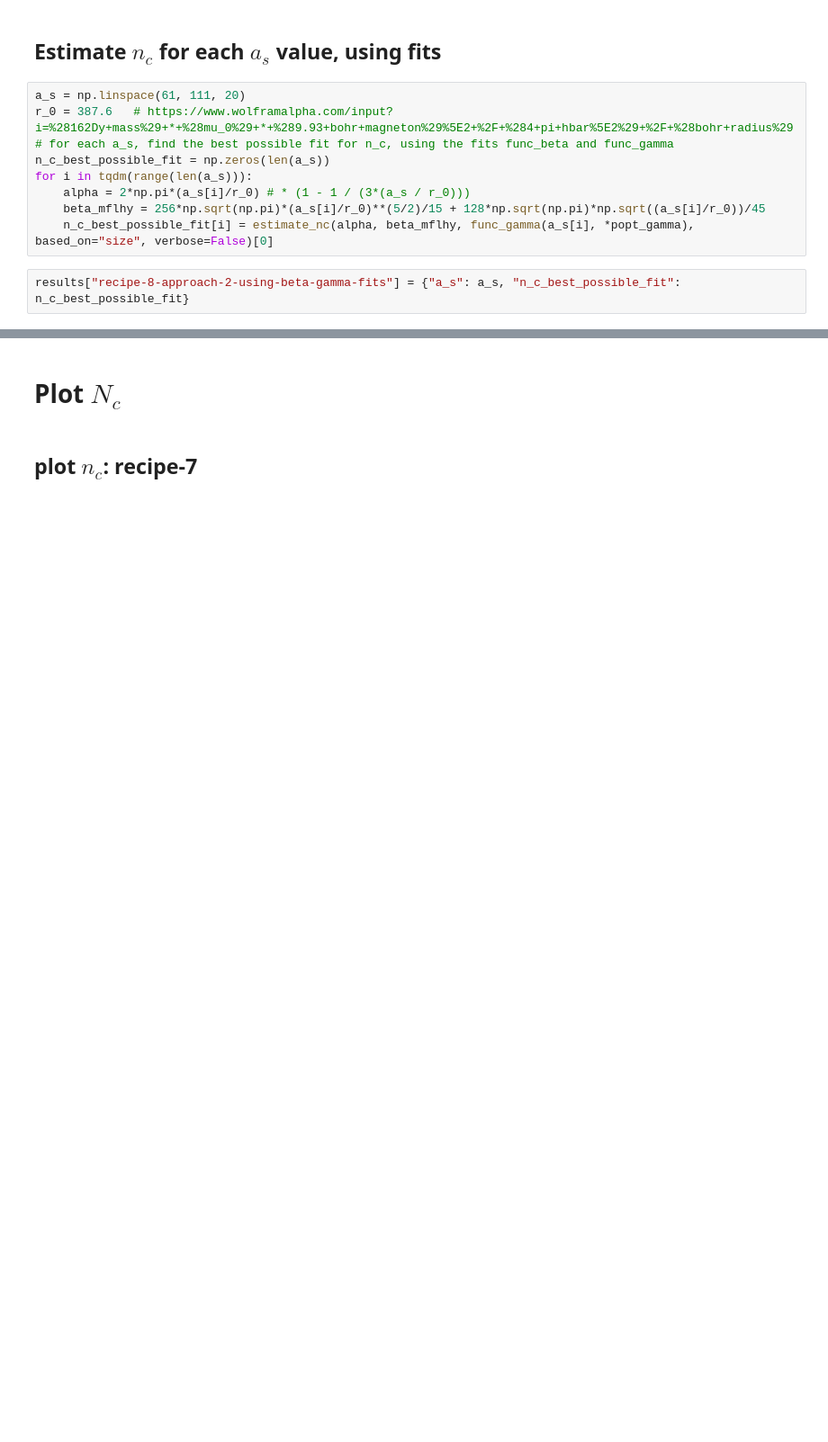
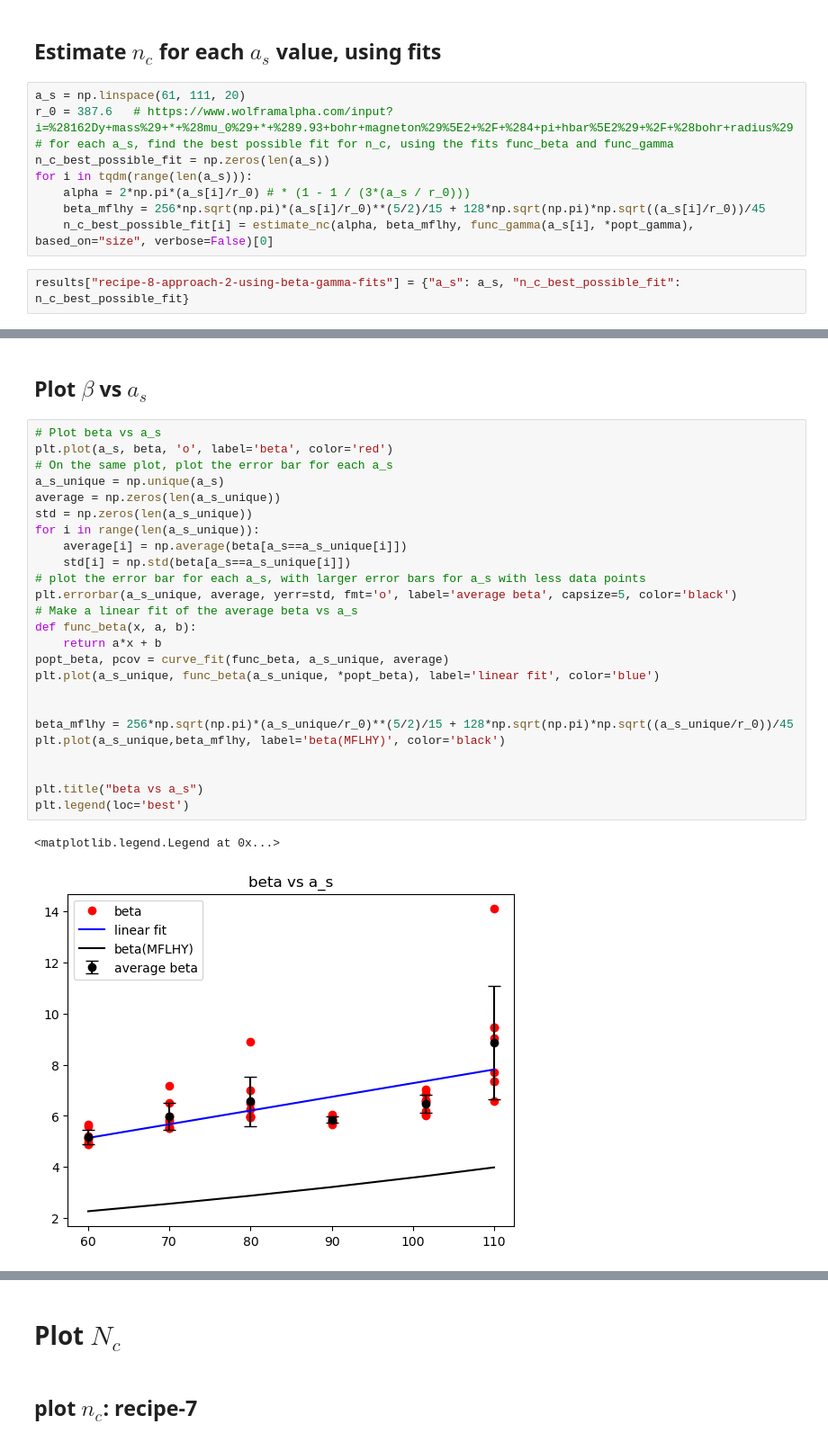
Before and after one commit to viktorcikojevic/dipolar-droplets, a Jupyter notebook: beta-gamma-fit-vs-a_s.ipynb, the cells around one changed output, grey strips where cells are left out. Shown at 90% size. Cells and saved outputs as stored; diff of their text form; blank space fills up the shorter version.

```diff
--- a/beta-gamma-fit-vs-a_s.ipynb
+++ b/beta-gamma-fit-vs-a_s.ipynb
@@ -352,0 +382,30 @@ results["recipe-8-approach-2-using-beta-gamma-fits"] = {"a_s": a_s, "n_c_best_po
+# %% [markdown]
+## Plot $\beta$ vs $a_s$
+# %%
+# Plot beta vs a_s
+plt.plot(a_s, beta, 'o', label='beta', color='red')
+# On the same plot, plot the error bar for each a_s
+a_s_unique = np.unique(a_s)
+average = np.zeros(len(a_s_unique))
+std = np.zeros(len(a_s_unique))
+for i in range(len(a_s_unique)):
+    average[i] = np.average(beta[a_s==a_s_unique[i]])
+    std[i] = np.std(beta[a_s==a_s_unique[i]])
+# plot the error bar for each a_s, with larger error bars for a_s with less data points
+plt.errorbar(a_s_unique, average, yerr=std, fmt='o', label='average beta', capsize=5, color='black')
+# Make a linear fit of the average beta vs a_s
+def func_beta(x, a, b):
+    return a*x + b
+popt_beta, pcov = curve_fit(func_beta, a_s_unique, average)
+plt.plot(a_s_unique, func_beta(a_s_unique, *popt_beta), label='linear fit', color='blue')
+
+
+beta_mflhy = 256*np.sqrt(np.pi)*(a_s_unique/r_0)**(5/2)/15 + 128*np.sqrt(np.pi)*np.sqrt((a_s_unique/r_0))/45
+plt.plot(a_s_unique,beta_mflhy, label='beta(MFLHY)', color='black')
+
+
+plt.title("beta vs a_s")
+plt.legend(loc='best')
+# %% [output]
+<matplotlib.legend.Legend at 0x...>
+[figure, added]
```
Also changed, not shown: parts of 7 cells of this notebook, 4 other files.
